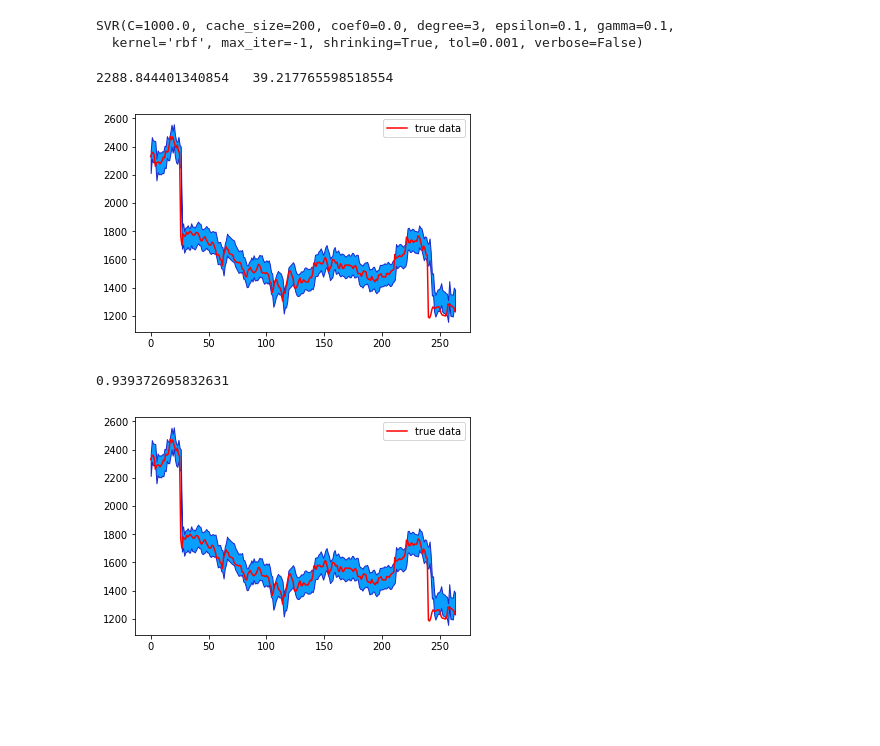
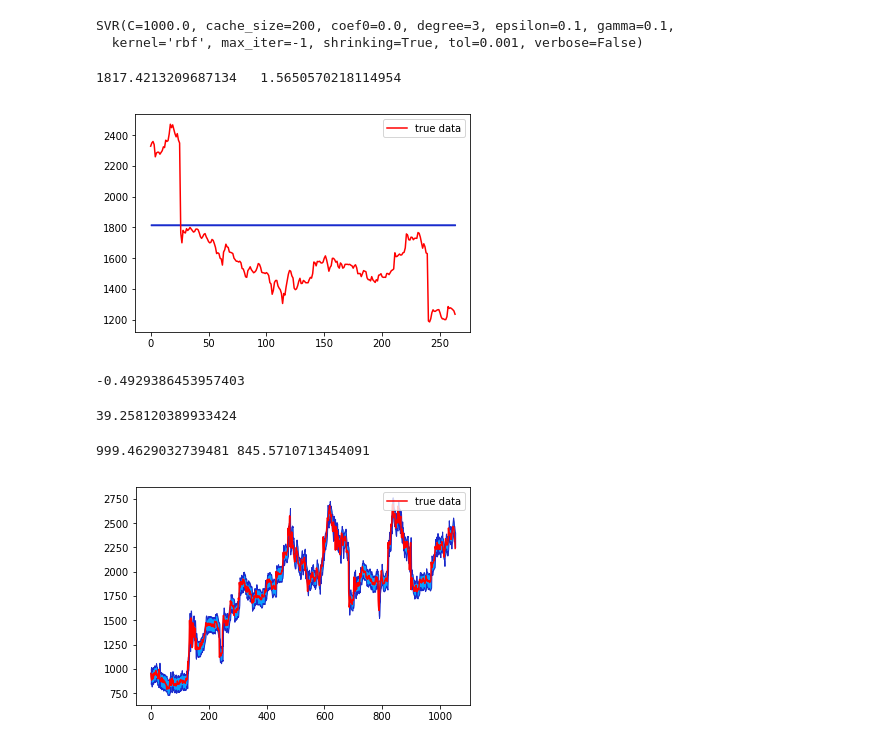
Before and after one commit to Sampanna-Sharma/Nepal-Stock-Market-Visualization, a Jupyter notebook: SVMClassifier.ipynb, the cells around one changed output. Drawn from its saved outputs; the diff is of its cells as text; code cells hidden in the pictures; blank space fills up the shorter version.

```diff
--- a/SVMClassifier.ipynb
+++ b/SVMClassifier.ipynb
@@ -127,7 +129,7 @@ x_norm.head()
 | 3 | -1.928751 | -0.751830 | -1.693941 | -1.464702 | -0.348918 | 2.546782 | 0.032533 | 1.158930 | -1.871730 | -1.600776 |
 | 4 | -1.968531 | -0.778736 | -1.741331 | -1.561730 | -0.348918 | 2.293798 | 0.052661 | 1.158930 | -1.909481 | -1.454049 |
 # %%
-x_train, x_test, y_train, y_test = train_test_split(x_norm,y,test_size=0.2,shuffle=False)
+x_train, x_test, y_train, y_test = train_test_split(X,y,test_size=0.2,shuffle=False)
 regression_model = SVR(kernel='rbf', C=1e3, gamma=0.1)
 print(regression_model)
 regression_model.fit(x_train,y_train)
@@ -152,46 +154,31 @@ plt.fill_between(x,higher,lower,edgecolor='#1B2ACC', facecolor='#089FFF')
 plt.legend(loc = "upper right")
 plt.show()
 # %% [output]
-2288.844401340854   39.217765598518554
+1817.4213209687134   1.5650570218114954
-[figure, old version]
+[figure, new version]
 # %%
 regression_model.score(x_test,y_test)
 # %% [output]
-0.939372695832631
+-0.4929386453957403
-# %%
-class StockPredictor():
-    def __init__(self,x_train,kernel='rbf', C=1e3, gamma=0.1):
-        self.predictor = SVR(kernel=kernel, C=C, gamma=gamma)
-        self.scaler = StandardScaler()
-        self.scaler.fit(x_train.values)
-        self.stdev = None
-
-
-    def train(self,x,y):
-        self.predictor.fit(x,y)
-        self.stdev = np.sqrt(sum((self.predictor.predict(x) - y)**2) / (len(y) - 2))
-
-    def predict(self,X,critical_value):
-        x_n = self.scaler.transform(X.values)
-        x_n = pd.DataFrame(x_n, index=X.index, columns=X.columns)
-        yhat = self.predictor.predict(X)
-        higher, lower = yhat + critical_value * self.stdev, yhat - critical_value * self.stdev
-        return higher, lower
 # %%
 st_pred = StockPredictor(x_train)
 # %%
 st_pred.train(x_train,y_train)
-model_filename = 'stock_predictor.sav'
-pickle.dump(st_pred,open(model_filename, 'wb'))
+print(st_pred.stdev)
+model_filename = 'stock_predictor.obj'
+pickle.dump(st_pred,open(model_filename, 'wb'),pickle.HIGHEST_PROTOCOL)
+# %% [output]
+39.258120389933424
 # %%
-predictor = pickle.load(open('stock_predictor.sav','rb'))
-upper, lower = predictor.predict(x_test,1.96)
-x_axis = range(264)
-plt.plot(x_axis, y_test,color='red', label='true data')
+predictor = pickle.load(open('stock_predictor.obj','rb'))
+upper, lower = predictor.predict(x_train,1.96)
+x_axis = range(len(y_train))
+plt.plot(x_axis, y_train,color='red', label='true data')
 #plt.plot(x, Y_pred, color='green', label='predicted')
-
+print(upper[0], lower[0])
 plt.fill_between(x_axis,upper,lower,edgecolor='#1B2ACC', facecolor='#089FFF')
 plt.legend(loc = "upper right")
 plt.show()
 # %% [output]
+999.4629032739481 845.5710713454091
-[figure, old version]
+[figure, new version]
```
Also changed, not shown: parts of 1 cell of this notebook, 4 other files.
